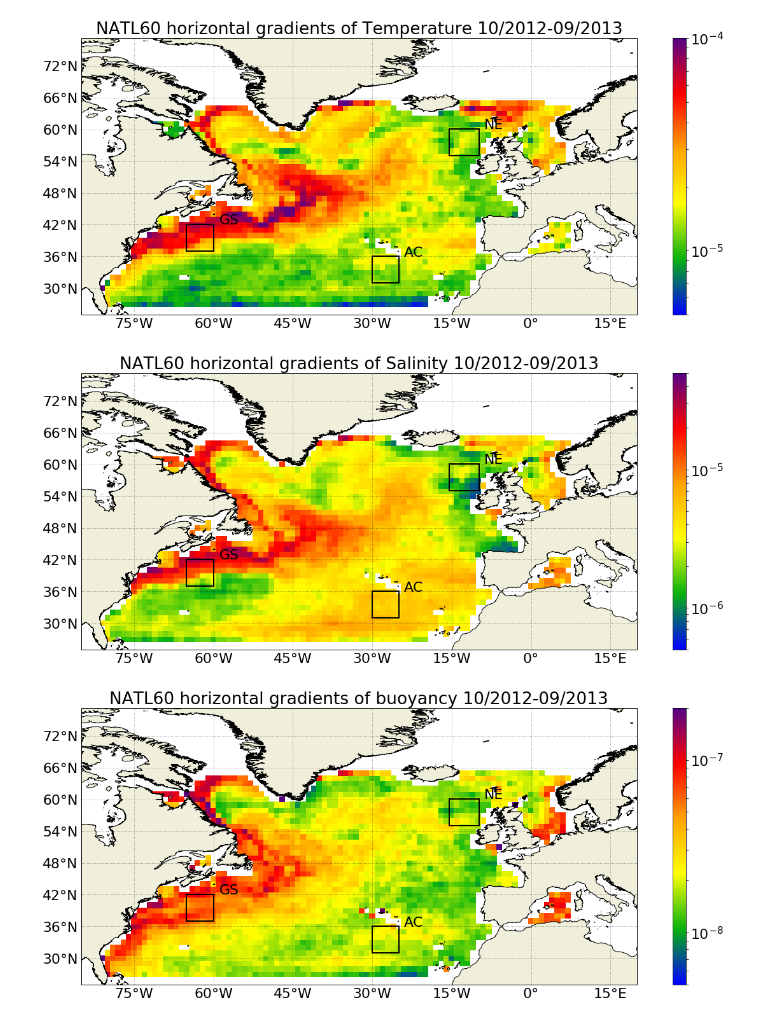
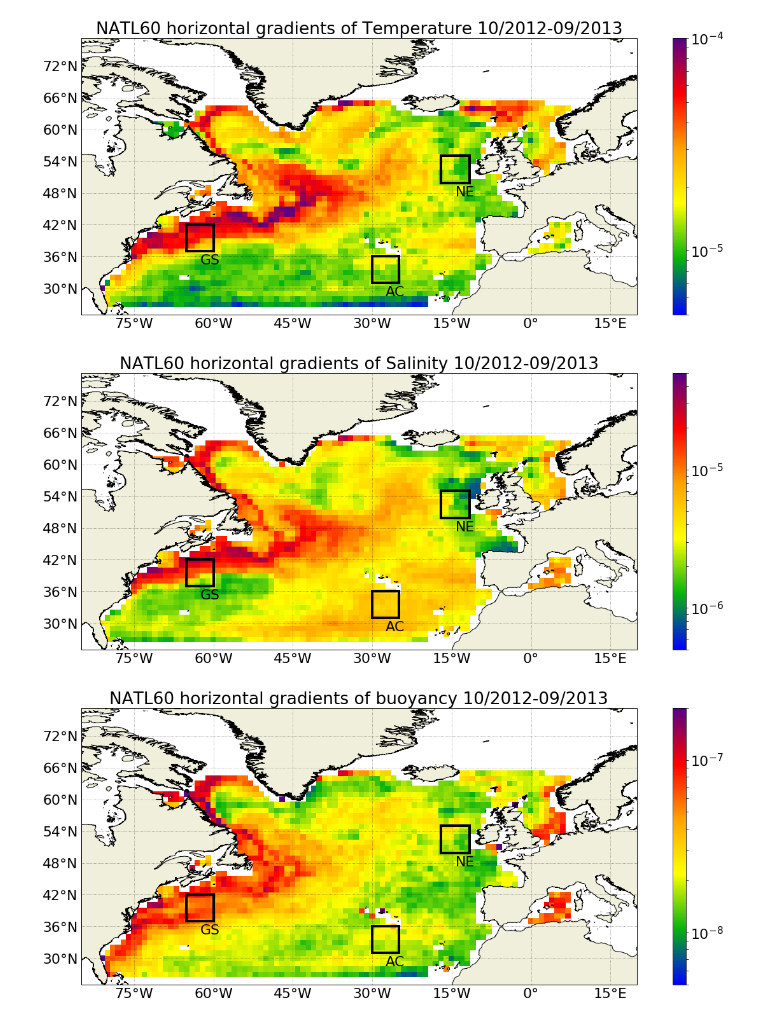
Before and after one commit to auraoupa/CMEMS-diags, a Jupyter notebook: TSG_Guillaume/2018-12-12-AA-cartes-TSG-binning-groupby-median-log-year-boxes.ipynb, the cells around one changed output. Drawn from its saved outputs; the diff is of its cells as text; code cells hidden in the pictures.

```diff
--- a/TSG_Guillaume/2018-12-12-AA-cartes-TSG-binning-groupby-median-log-year-boxes.ipynb
+++ b/TSG_Guillaume/2018-12-12-AA-cartes-TSG-binning-groupby-median-log-year-boxes.ipynb
@@ -49,39 +49,39 @@ norm=matplotlib.colors.LogNorm(vmin=5e-6, vmax=1e-4)
 ax = plt.subplot(1, 1, 1,projection=ccrs.PlateCarree(central_longitude=0))
 lon_min=-85
 lon_max=20
 lat_min=25
 lat_max=70
 extent=(lon_min, lon_max, lat_min, lat_max)
 ax.set_extent((-85, 20, 25, 70))
 land = cfeature.GSHHSFeature(scale='intermediate',
                                  levels=[1],
                                  facecolor=cfeature.COLORS['land'])
 ax.add_feature(land)
 gl = ax.gridlines(draw_labels=True, linestyle=':', color='black',
                       alpha=0.5)
 gl.xlabels_top = False
 gl.ylabels_right = False
 gl.xformatter = LONGITUDE_FORMATTER
 gl.yformatter = LATITUDE_FORMATTER
 ax.tick_params('both',labelsize=22)
 plt.pcolormesh(lon,lat,data,cmap=cmclimate.cm.BlGrYeOrReVi200, norm=norm)
 plt.colorbar()
 plt.title('NATL60 horizontal gradients of Temperature 10/2012-09/2013')
 for box in boxes:
     x1 = box.lonmin
     x2 = box.lonmax
     y1 = box.latmin
     y2 = box.latmax
-    ax.plot([x1, x2], [y1, y1],color='black',linewidth=2)
-    ax.plot([x1, x2], [y2, y2],color='black',linewidth=2)
-    ax.plot([x1, x1], [y1, y2],color='black',linewidth=2)
-    ax.plot([x2, x2], [y1, y2],color='black',linewidth=2)
-    ax.text(x2+1,y2,box.name)
+    ax.plot([x1, x2], [y1, y1],color='black',linewidth=4)
+    ax.plot([x1, x2], [y2, y2],color='black',linewidth=4)
+    ax.plot([x1, x1], [y1, y2],color='black',linewidth=4)
+    ax.plot([x2, x2], [y1, y2],color='black',linewidth=4)
+    ax.text((x1+x2)/2,y1-2.5,box.name)
 
 
 plt.savefig('NATL60_TSG_T_gradients_year_1x1_log.png', dpi=300, bbox_inches='tight')
 # %% [output]
-[figure, old version]
+[figure, new version]
 # %%
 fig=plt.figure(figsize=(20,8))
 data=ma.masked_invalid(ds_hgradS_JFM['vohgradb'])
@@ -113,17 +113,17 @@ for box in boxes:
     x2 = box.lonmax
     y1 = box.latmin
     y2 = box.latmax
-    ax.plot([x1, x2], [y1, y1],color='black',linewidth=2)
-    ax.plot([x1, x2], [y2, y2],color='black',linewidth=2)
-    ax.plot([x1, x1], [y1, y2],color='black',linewidth=2)
-    ax.plot([x2, x2], [y1, y2],color='black',linewidth=2)
-    ax.text(x2+1,y2,box.name)
+    ax.plot([x1, x2], [y1, y1],color='black',linewidth=4)
+    ax.plot([x1, x2], [y2, y2],color='black',linewidth=4)
+    ax.plot([x1, x1], [y1, y2],color='black',linewidth=4)
+    ax.plot([x2, x2], [y1, y2],color='black',linewidth=4)
+    ax.text((x1+x2)/2,y1-2.5,box.name)
 plt.pcolormesh(lon,lat,data,cmap=cmclimate.cm.BlGrYeOrReVi200, norm=norm)
 plt.colorbar()
 plt.title('NATL60 horizontal gradients of Salinity 10/2012-09/2013')
 plt.savefig('NATL60_TSG_S_gradients_year_1x1_log.png', dpi=300, bbox_inches='tight')
 # %% [output]
-[figure, old version]
+[figure, new version]
 # %%
 fig=plt.figure(figsize=(20,8))
 data=ma.masked_invalid(ds_hgradb_JFM['vohgradb'])
@@ -156,16 +156,16 @@ for box in boxes:
     x2 = box.lonmax
     y1 = box.latmin
     y2 = box.latmax
-    ax.plot([x1, x2], [y1, y1],color='black',linewidth=2)
-    ax.plot([x1, x2], [y2, y2],color='black',linewidth=2)
-    ax.plot([x1, x1], [y1, y2],color='black',linewidth=2)
-    ax.plot([x2, x2], [y1, y2],color='black',linewidth=2)
-    ax.text(x2+1,y2,box.name)
+    ax.plot([x1, x2], [y1, y1],color='black',linewidth=4)
+    ax.plot([x1, x2], [y2, y2],color='black',linewidth=4)
+    ax.plot([x1, x1], [y1, y2],color='black',linewidth=4)
+    ax.plot([x2, x2], [y1, y2],color='black',linewidth=4)
+    ax.text((x1+x2)/2,y1-2.5,box.name)
 plt.colorbar()
 plt.title('NATL60 horizontal gradients of buoyancy 10/2012-09/2013')
 plt.savefig('NATL60_TSG_b_gradients_year_1x1_log.png', dpi=300, bbox_inches='tight')
 # %% [output]
-[figure, old version]
+[figure, new version]
 # %%
 #!montage NATL60_TSG_T_gradients_year_1x1_log.png NATL60_TSG_S_gradients_year_1x1_log.png NATL60_TSG_b_gradients_year_1x1_log.png -geometry 2048x1024 -tile 1x3 -quality 100 TSG_yearNATL60_log.png
 #!convert TSG_JFM_data-NATL60_log.png -trim -bordercolor White -border 20x10 +repage TSG_year_NATL60_log.png
```
Also changed, not shown: 11 other files.
